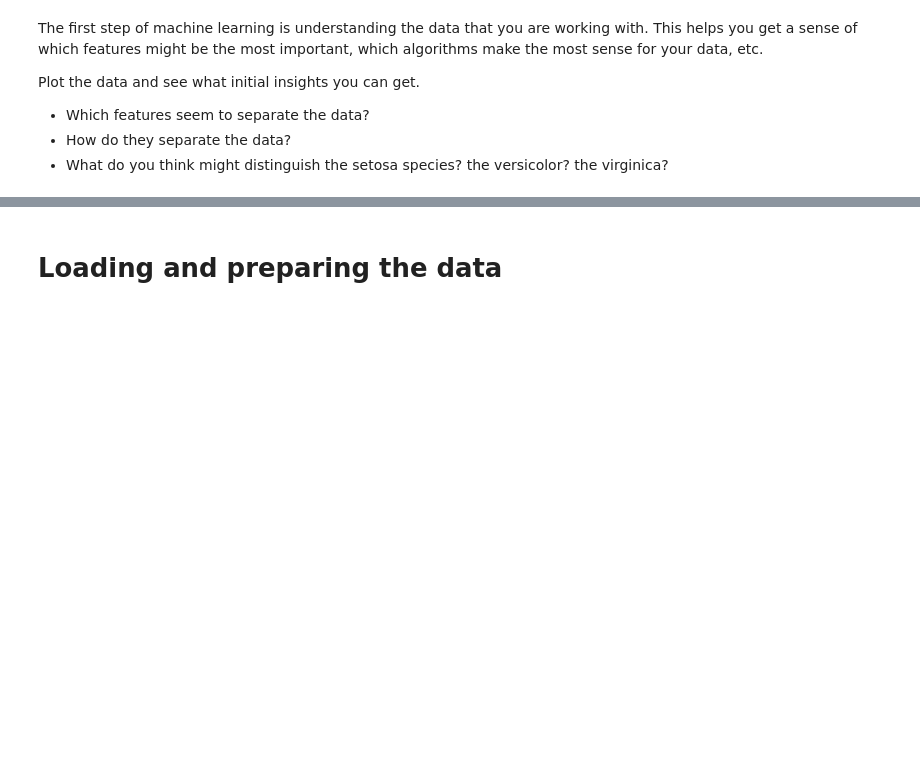
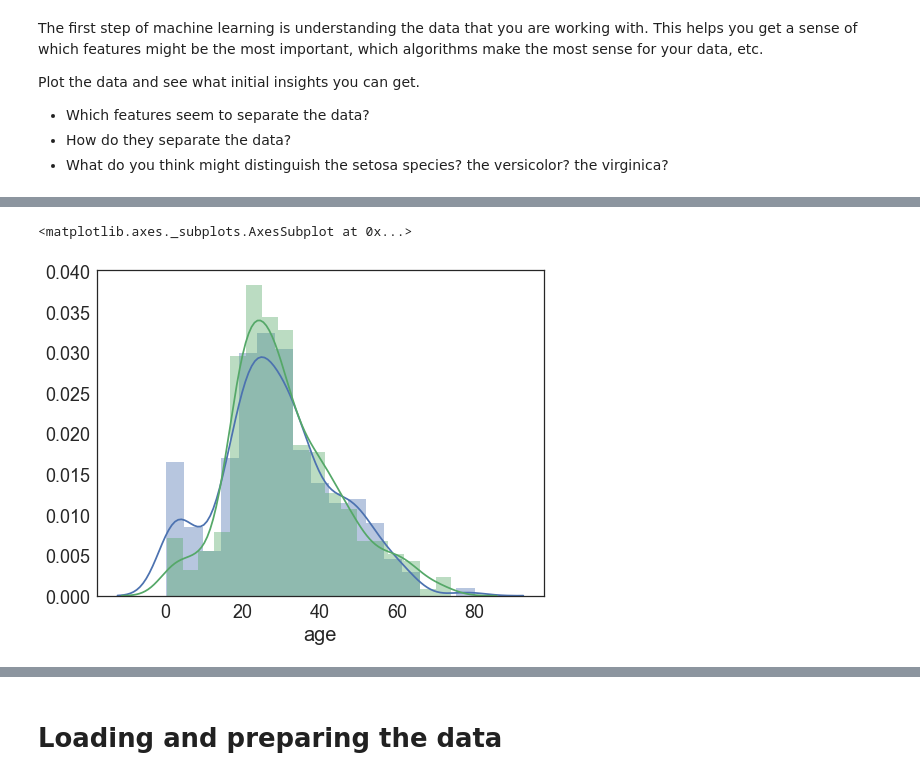
Before and after one commit to marijavlajic/code-university-ml-workshop, a Jupyter notebook: ML Workshop Part 1 - Data Exploration.ipynb, the cells around one changed output, grey strips where cells are left out. Cells and saved outputs as stored; diff of their text form; code cells hidden in the pictures; blank space fills up the shorter version.

```diff
--- a/ML Workshop Part 1 - Data Exploration.ipynb
+++ b/ML Workshop Part 1 - Data Exploration.ipynb
@@ -22,0 +38,6 @@ sns.pairplot(iris, hue='species', size=3, diag_kind="kde")
+# %%
+sns.distplot(titanic['age'][titanic['survived'] == 1].dropna())
+sns.distplot(titanic['age'][titanic['survived'] == 0].dropna())
+# %% [output]
+<matplotlib.axes._subplots.AxesSubplot at 0x...>
+[figure, added]
```
Also changed, not shown: parts of 8 cells of this notebook, 1 other file.
